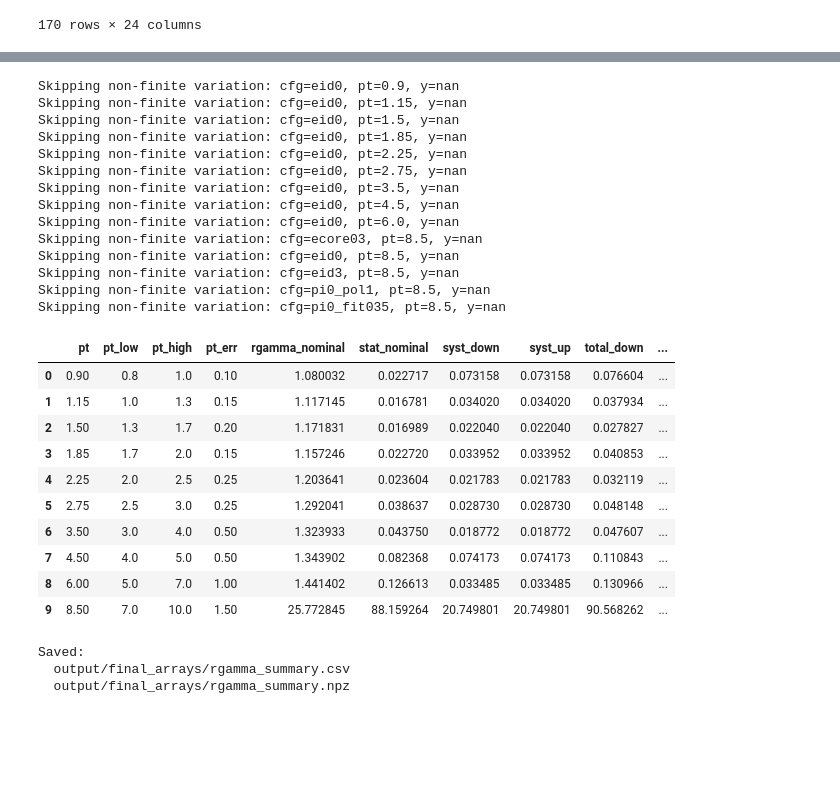
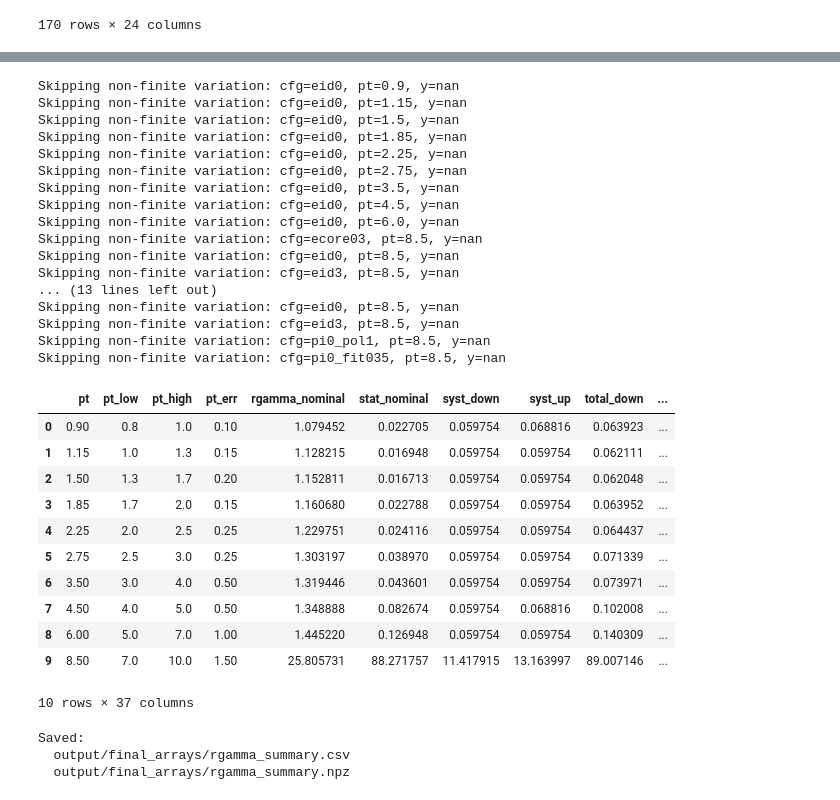
Before and after one commit to mcyoren/DirectPhotonsCuAu, a Jupyter notebook: real/ratio_with_pi0fit_variations.ipynb, the cells around one changed output, grey strips where cells are left out. Saved outputs shown, nothing was run; the diff lists cells and outputs as text; code cells hidden in the pictures; blank space fills up the shorter version.

```diff
--- a/real/ratio_with_pi0fit_variations.ipynb
+++ b/real/ratio_with_pi0fit_variations.ipynb
@@ -2260,7 +2261,7 @@ for i, cfg in enumerate(configs_plot):
     g.SetMarkerColor(colors[i])
     g.SetLineColor(colors[i])
     g.SetLineWidth(1)
-    if cfg != "ecore05":
+    if cfg != "conv_tight":
         continue
 
     graphs_rgamma_new[cfg] = g
@@ -2772,44 +2847,61 @@ syst_configs = [
 
 df_rgamma_summary = build_rgamma_summary(
     graphs_rgamma_new,
     nominal_key="conv_tight",
     syst_keys=syst_configs,
-    syst_method="rms"
+    syst_method="rms_by_groups"#rms std envelope
+)
+
+#caluclation of average systematic uncertainties from 2nd potin to 1 beofre last:
+avg_syst = df_rgamma_summary["syst_down"].iloc[1:-1].mean()
+print(f"Average systematic uncertainty: {avg_syst}")
+
+
+df_rgamma_summary = build_rgamma_summary(
+    graphs_rgamma_new,
+    nominal_key="conv_tight",
+    syst_keys=syst_configs,
+    syst_method="rms_by_groups_asym",#rms std envelope
+    additive=avg_syst
 )
 
 #df_rgamma_summary = build_rgamma_summary(
 #    graphs_rgamma_new,
 #    nominal_key="gr_Rgamma_icut0",
 #    syst_keys=syst_configs
 #)
 
 df_rgamma_summary
 # %% [output]
 Skipping non-finite variation: cfg=eid0, pt=0.9, y=nan
 Skipping non-finite variation: cfg=eid0, pt=1.15, y=nan
 Skipping non-finite variation: cfg=eid0, pt=1.5, y=nan
 Skipping non-finite variation: cfg=eid0, pt=1.85, y=nan
 Skipping non-finite variation: cfg=eid0, pt=2.25, y=nan
 Skipping non-finite variation: cfg=eid0, pt=2.75, y=nan
 Skipping non-finite variation: cfg=eid0, pt=3.5, y=nan
 Skipping non-finite variation: cfg=eid0, pt=4.5, y=nan
 Skipping non-finite variation: cfg=eid0, pt=6.0, y=nan
 Skipping non-finite variation: cfg=ecore03, pt=8.5, y=nan
 Skipping non-finite variation: cfg=eid0, pt=8.5, y=nan
 Skipping non-finite variation: cfg=eid3, pt=8.5, y=nan
+... (13 lines left out)
+Skipping non-finite variation: cfg=eid0, pt=8.5, y=nan
+Skipping non-finite variation: cfg=eid3, pt=8.5, y=nan
 Skipping non-finite variation: cfg=pi0_pol1, pt=8.5, y=nan
 Skipping non-finite variation: cfg=pi0_fit035, pt=8.5, y=nan
 |  | pt | pt_low | pt_high | pt_err | rgamma_nominal | stat_nominal | syst_down | syst_up | total_down | ... |
-| 0 | 0.90 | 0.8 | 1.0 | 0.10 | 1.080032 | 0.022717 | 0.073158 | 0.073158 | 0.076604 | ... |
-| 1 | 1.15 | 1.0 | 1.3 | 0.15 | 1.117145 | 0.016781 | 0.034020 | 0.034020 | 0.037934 | ... |
-| 2 | 1.50 | 1.3 | 1.7 | 0.20 | 1.171831 | 0.016989 | 0.022040 | 0.022040 | 0.027827 | ... |
-| 3 | 1.85 | 1.7 | 2.0 | 0.15 | 1.157246 | 0.022720 | 0.033952 | 0.033952 | 0.040853 | ... |
-| 4 | 2.25 | 2.0 | 2.5 | 0.25 | 1.203641 | 0.023604 | 0.021783 | 0.021783 | 0.032119 | ... |
-| 5 | 2.75 | 2.5 | 3.0 | 0.25 | 1.292041 | 0.038637 | 0.028730 | 0.028730 | 0.048148 | ... |
-| 6 | 3.50 | 3.0 | 4.0 | 0.50 | 1.323933 | 0.043750 | 0.018772 | 0.018772 | 0.047607 | ... |
-| 7 | 4.50 | 4.0 | 5.0 | 0.50 | 1.343902 | 0.082368 | 0.074173 | 0.074173 | 0.110843 | ... |
-| 8 | 6.00 | 5.0 | 7.0 | 1.00 | 1.441402 | 0.126613 | 0.033485 | 0.033485 | 0.130966 | ... |
-| 9 | 8.50 | 7.0 | 10.0 | 1.50 | 25.772845 | 88.159264 | 20.749801 | 20.749801 | 90.568262 | ... |
+| 0 | 0.90 | 0.8 | 1.0 | 0.10 | 1.079452 | 0.022705 | 0.059754 | 0.068816 | 0.063923 | ... |
+| 1 | 1.15 | 1.0 | 1.3 | 0.15 | 1.128215 | 0.016948 | 0.059754 | 0.059754 | 0.062111 | ... |
+| 2 | 1.50 | 1.3 | 1.7 | 0.20 | 1.152811 | 0.016713 | 0.059754 | 0.059754 | 0.062048 | ... |
+| 3 | 1.85 | 1.7 | 2.0 | 0.15 | 1.160680 | 0.022788 | 0.059754 | 0.059754 | 0.063952 | ... |
+| 4 | 2.25 | 2.0 | 2.5 | 0.25 | 1.229751 | 0.024116 | 0.059754 | 0.059754 | 0.064437 | ... |
+| 5 | 2.75 | 2.5 | 3.0 | 0.25 | 1.303197 | 0.038970 | 0.059754 | 0.059754 | 0.071339 | ... |
+| 6 | 3.50 | 3.0 | 4.0 | 0.50 | 1.319446 | 0.043601 | 0.059754 | 0.059754 | 0.073971 | ... |
+| 7 | 4.50 | 4.0 | 5.0 | 0.50 | 1.348888 | 0.082674 | 0.059754 | 0.068816 | 0.102008 | ... |
+| 8 | 6.00 | 5.0 | 7.0 | 1.00 | 1.445220 | 0.126948 | 0.059754 | 0.059754 | 0.140309 | ... |
+| 9 | 8.50 | 7.0 | 10.0 | 1.50 | 25.805731 | 88.271757 | 11.417915 | 13.163997 | 89.007146 | ... |
+10 rows × 37 columns
 # %%
 os.makedirs("output/final_arrays", exist_ok=True)
 
```
Also changed, not shown: parts of 4 cells of this notebook, 3 other files.
